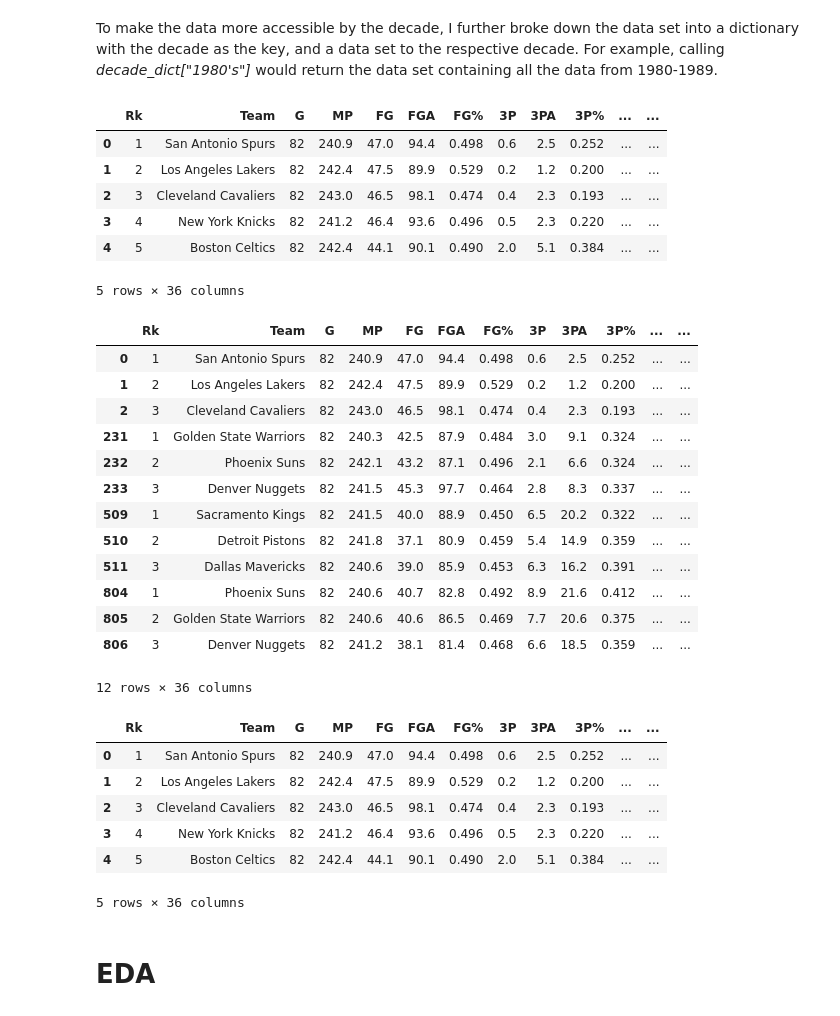
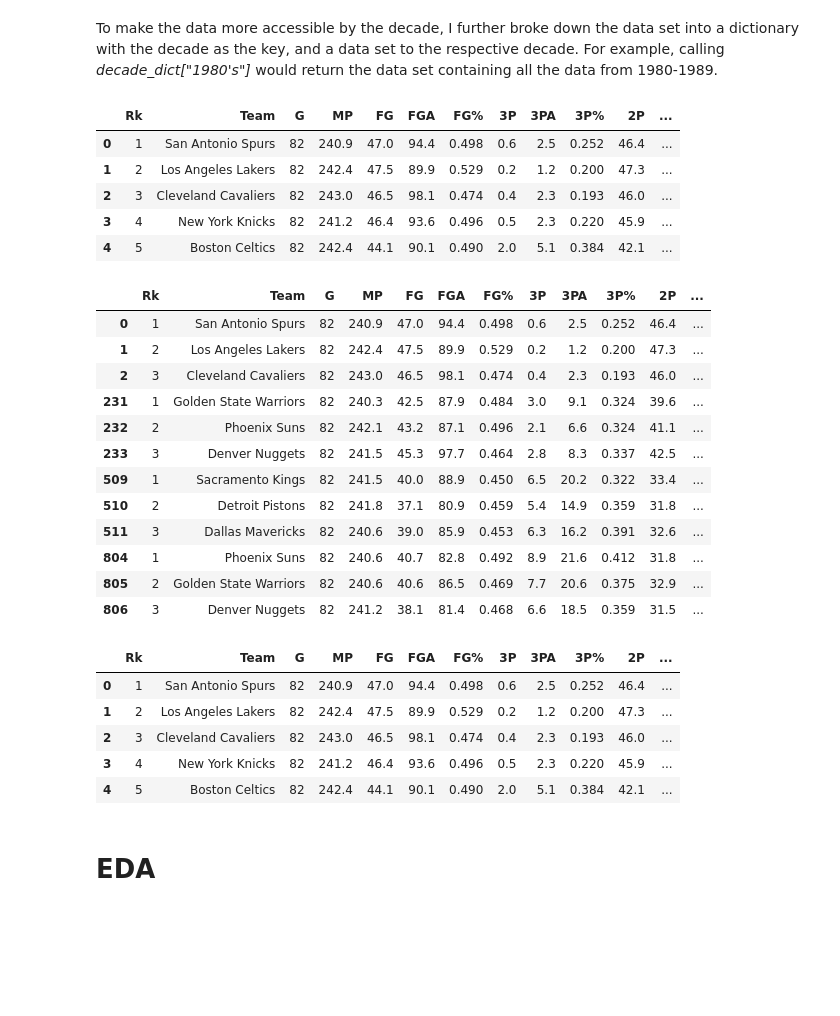
Before and after one commit to JP-sDEV/nba_playoff_modelling, a Jupyter notebook: nba_clustering.ipynb, the cells around one changed output. Cells and saved outputs as stored; diff of their text form; code cells hidden in the pictures; blank space fills up the shorter version.

```diff
--- a/nba_clustering.ipynb
+++ b/nba_clustering.ipynb
@@ -278,15 +267,14 @@ filename = os.path.join(dirname, '../web_app/csv_data/renamed_teams.csv')
 # %%
-main_og = pd.read_csv(filename)
+main_og = pd.read_csv("/content/drive/My Drive/ML/nba_clustering/datasets/renamed_teams.csv")
 main_df = add_adv_stats(main_og)
 main_df.head()
 # %% [output]
-|  | Rk | Team | G | MP | FG | FGA | FG% | 3P | 3PA | 3P% | ... | ... |
-| 0 | 1 | San Antonio Spurs | 82 | 240.9 | 47.0 | 94.4 | 0.498 | 0.6 | 2.5 | 0.252 | ... | ... |
-| 1 | 2 | Los Angeles Lakers | 82 | 242.4 | 47.5 | 89.9 | 0.529 | 0.2 | 1.2 | 0.200 | ... | ... |
-| 2 | 3 | Cleveland Cavaliers | 82 | 243.0 | 46.5 | 98.1 | 0.474 | 0.4 | 2.3 | 0.193 | ... | ... |
-| 3 | 4 | New York Knicks | 82 | 241.2 | 46.4 | 93.6 | 0.496 | 0.5 | 2.3 | 0.220 | ... | ... |
-| 4 | 5 | Boston Celtics | 82 | 242.4 | 44.1 | 90.1 | 0.490 | 2.0 | 5.1 | 0.384 | ... | ... |
+|  | Rk | Team | G | MP | FG | FGA | FG% | 3P | 3PA | 3P% | 2P | ... |
+| 0 | 1 | San Antonio Spurs | 82 | 240.9 | 47.0 | 94.4 | 0.498 | 0.6 | 2.5 | 0.252 | 46.4 | ... |
+| 1 | 2 | Los Angeles Lakers | 82 | 242.4 | 47.5 | 89.9 | 0.529 | 0.2 | 1.2 | 0.200 | 47.3 | ... |
+| 2 | 3 | Cleveland Cavaliers | 82 | 243.0 | 46.5 | 98.1 | 0.474 | 0.4 | 2.3 | 0.193 | 46.0 | ... |
+| 3 | 4 | New York Knicks | 82 | 241.2 | 46.4 | 93.6 | 0.496 | 0.5 | 2.3 | 0.220 | 45.9 | ... |
+| 4 | 5 | Boston Celtics | 82 | 242.4 | 44.1 | 90.1 | 0.490 | 2.0 | 5.1 | 0.384 | 42.1 | ... |
-5 rows × 36 columns
 # %%
 """
 split main
@@ -301,20 +289,19 @@ labels = ["1980's", "1990's","2000's","2010's"]
 binned_df = main_df.groupby(pd.cut(main_df['Year'], bins=bins, labels=labels))
 binned_df.head(3)
 # %% [output]
-|  | Rk | Team | G | MP | FG | FGA | FG% | 3P | 3PA | 3P% | ... | ... |
-| 0 | 1 | San Antonio Spurs | 82 | 240.9 | 47.0 | 94.4 | 0.498 | 0.6 | 2.5 | 0.252 | ... | ... |
-| 1 | 2 | Los Angeles Lakers | 82 | 242.4 | 47.5 | 89.9 | 0.529 | 0.2 | 1.2 | 0.200 | ... | ... |
-| 2 | 3 | Cleveland Cavaliers | 82 | 243.0 | 46.5 | 98.1 | 0.474 | 0.4 | 2.3 | 0.193 | ... | ... |
-| 231 | 1 | Golden State Warriors | 82 | 240.3 | 42.5 | 87.9 | 0.484 | 3.0 | 9.1 | 0.324 | ... | ... |
-| 232 | 2 | Phoenix Suns | 82 | 242.1 | 43.2 | 87.1 | 0.496 | 2.1 | 6.6 | 0.324 | ... | ... |
-| 233 | 3 | Denver Nuggets | 82 | 241.5 | 45.3 | 97.7 | 0.464 | 2.8 | 8.3 | 0.337 | ... | ... |
-| 509 | 1 | Sacramento Kings | 82 | 241.5 | 40.0 | 88.9 | 0.450 | 6.5 | 20.2 | 0.322 | ... | ... |
-| 510 | 2 | Detroit Pistons | 82 | 241.8 | 37.1 | 80.9 | 0.459 | 5.4 | 14.9 | 0.359 | ... | ... |
-| 511 | 3 | Dallas Mavericks | 82 | 240.6 | 39.0 | 85.9 | 0.453 | 6.3 | 16.2 | 0.391 | ... | ... |
-| 804 | 1 | Phoenix Suns | 82 | 240.6 | 40.7 | 82.8 | 0.492 | 8.9 | 21.6 | 0.412 | ... | ... |
-| 805 | 2 | Golden State Warriors | 82 | 240.6 | 40.6 | 86.5 | 0.469 | 7.7 | 20.6 | 0.375 | ... | ... |
-| 806 | 3 | Denver Nuggets | 82 | 241.2 | 38.1 | 81.4 | 0.468 | 6.6 | 18.5 | 0.359 | ... | ... |
+|  | Rk | Team | G | MP | FG | FGA | FG% | 3P | 3PA | 3P% | 2P | ... |
+| 0 | 1 | San Antonio Spurs | 82 | 240.9 | 47.0 | 94.4 | 0.498 | 0.6 | 2.5 | 0.252 | 46.4 | ... |
+| 1 | 2 | Los Angeles Lakers | 82 | 242.4 | 47.5 | 89.9 | 0.529 | 0.2 | 1.2 | 0.200 | 47.3 | ... |
+| 2 | 3 | Cleveland Cavaliers | 82 | 243.0 | 46.5 | 98.1 | 0.474 | 0.4 | 2.3 | 0.193 | 46.0 | ... |
+| 231 | 1 | Golden State Warriors | 82 | 240.3 | 42.5 | 87.9 | 0.484 | 3.0 | 9.1 | 0.324 | 39.6 | ... |
+| 232 | 2 | Phoenix Suns | 82 | 242.1 | 43.2 | 87.1 | 0.496 | 2.1 | 6.6 | 0.324 | 41.1 | ... |
+| 233 | 3 | Denver Nuggets | 82 | 241.5 | 45.3 | 97.7 | 0.464 | 2.8 | 8.3 | 0.337 | 42.5 | ... |
+| 509 | 1 | Sacramento Kings | 82 | 241.5 | 40.0 | 88.9 | 0.450 | 6.5 | 20.2 | 0.322 | 33.4 | ... |
+| 510 | 2 | Detroit Pistons | 82 | 241.8 | 37.1 | 80.9 | 0.459 | 5.4 | 14.9 | 0.359 | 31.8 | ... |
+| 511 | 3 | Dallas Mavericks | 82 | 240.6 | 39.0 | 85.9 | 0.453 | 6.3 | 16.2 | 0.391 | 32.6 | ... |
+| 804 | 1 | Phoenix Suns | 82 | 240.6 | 40.7 | 82.8 | 0.492 | 8.9 | 21.6 | 0.412 | 31.8 | ... |
+| 805 | 2 | Golden State Warriors | 82 | 240.6 | 40.6 | 86.5 | 0.469 | 7.7 | 20.6 | 0.375 | 32.9 | ... |
+| 806 | 3 | Denver Nuggets | 82 | 241.2 | 38.1 | 81.4 | 0.468 | 6.6 | 18.5 | 0.359 | 31.5 | ... |
-12 rows × 36 columns
 # %%
 """
     => extracting the binned data from binned_df
@@ -325,13 +312,12 @@ binned_df.head(3)
 decade_dict = dict(list(binned_df))
 decade_dict["1980's"].head() # getting the 80's data
 # %% [output]
-|  | Rk | Team | G | MP | FG | FGA | FG% | 3P | 3PA | 3P% | ... | ... |
-| 0 | 1 | San Antonio Spurs | 82 | 240.9 | 47.0 | 94.4 | 0.498 | 0.6 | 2.5 | 0.252 | ... | ... |
-| 1 | 2 | Los Angeles Lakers | 82 | 242.4 | 47.5 | 89.9 | 0.529 | 0.2 | 1.2 | 0.200 | ... | ... |
-| 2 | 3 | Cleveland Cavaliers | 82 | 243.0 | 46.5 | 98.1 | 0.474 | 0.4 | 2.3 | 0.193 | ... | ... |
-| 3 | 4 | New York Knicks | 82 | 241.2 | 46.4 | 93.6 | 0.496 | 0.5 | 2.3 | 0.220 | ... | ... |
-| 4 | 5 | Boston Celtics | 82 | 242.4 | 44.1 | 90.1 | 0.490 | 2.0 | 5.1 | 0.384 | ... | ... |
+|  | Rk | Team | G | MP | FG | FGA | FG% | 3P | 3PA | 3P% | 2P | ... |
+| 0 | 1 | San Antonio Spurs | 82 | 240.9 | 47.0 | 94.4 | 0.498 | 0.6 | 2.5 | 0.252 | 46.4 | ... |
+| 1 | 2 | Los Angeles Lakers | 82 | 242.4 | 47.5 | 89.9 | 0.529 | 0.2 | 1.2 | 0.200 | 47.3 | ... |
+| 2 | 3 | Cleveland Cavaliers | 82 | 243.0 | 46.5 | 98.1 | 0.474 | 0.4 | 2.3 | 0.193 | 46.0 | ... |
+| 3 | 4 | New York Knicks | 82 | 241.2 | 46.4 | 93.6 | 0.496 | 0.5 | 2.3 | 0.220 | 45.9 | ... |
+| 4 | 5 | Boston Celtics | 82 | 242.4 | 44.1 | 90.1 | 0.490 | 2.0 | 5.1 | 0.384 | 42.1 | ... |
-5 rows × 36 columns
 # %% [markdown]
 # EDA
 # %% [markdown]
```
Also changed, not shown: parts of 54 cells of this notebook.
